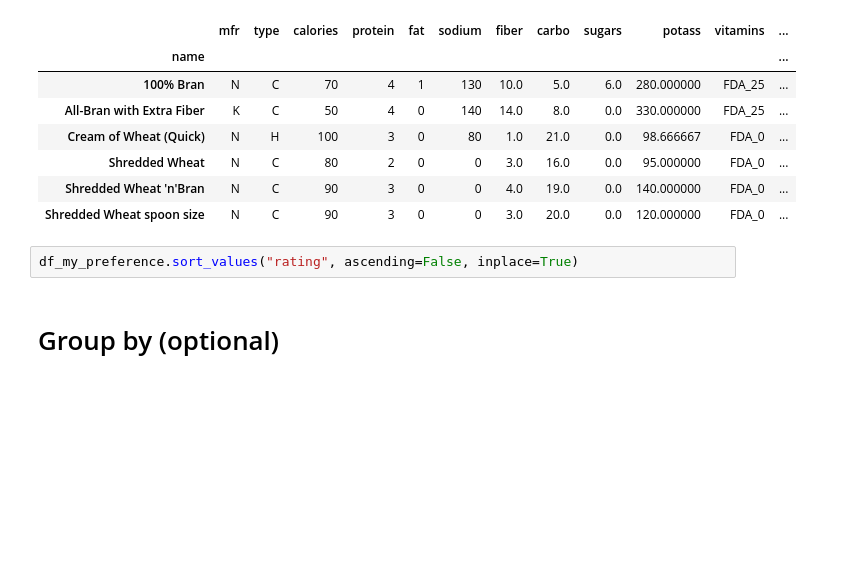
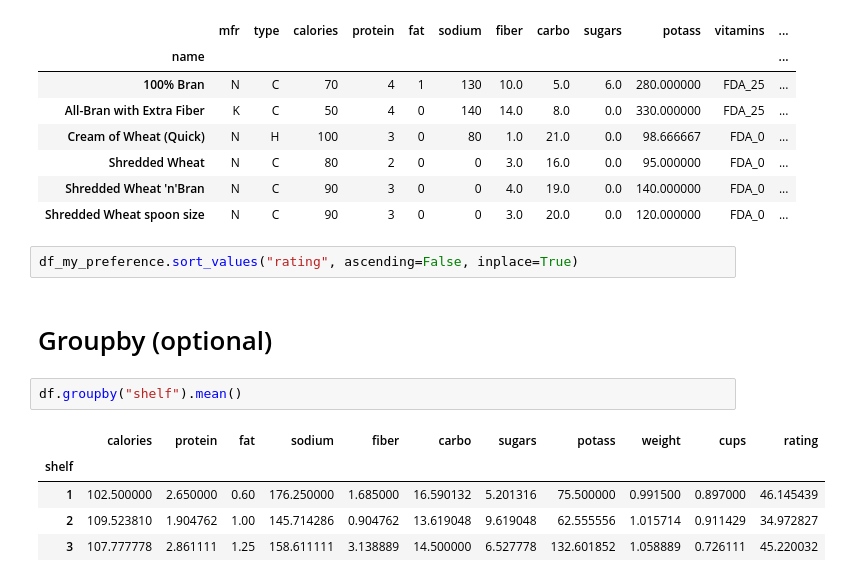
Before and after one commit to MuhammadJundullah/JCOPCourseDataScience, a Jupyter notebook: 02 - Pandas Introduction/Part 2 - Conditional and more pandas.ipynb, the cells around one changed output. Saved outputs shown, nothing was run; the diff lists cells and outputs as text; blank space fills up the shorter version.

```diff
--- a/02 - Pandas Introduction/Part 2 - Conditional and more pandas.ipynb
+++ b/02 - Pandas Introduction/Part 2 - Conditional and more pandas.ipynb
@@ -130,4 +130,12 @@ df_my_preference
 # %%
 df_my_preference.sort_values("rating", ascending=False, inplace=True)
 # %% [markdown]
-# Group by (optional)
+# Groupby (optional)
+# %%
+df.groupby("shelf").mean()
+# %% [output]
+|  | calories | protein | fat | sodium | fiber | carbo | sugars | potass | weight | cups | rating |
+| shelf |  |  |  |  |  |  |  |  |  |  |  |
+| 1 | 102.500000 | 2.650000 | 0.60 | 176.250000 | 1.685000 | 16.590132 | 5.201316 | 75.500000 | 0.991500 | 0.897000 | 46.145439 |
+| 2 | 109.523810 | 1.904762 | 1.00 | 145.714286 | 0.904762 | 13.619048 | 9.619048 | 62.555556 | 1.015714 | 0.911429 | 34.972827 |
+| 3 | 107.777778 | 2.861111 | 1.25 | 158.611111 | 3.138889 | 14.500000 | 6.527778 | 132.601852 | 1.058889 | 0.726111 | 45.220032 |
```
Also changed, not shown: parts of 4 cells of this notebook.
